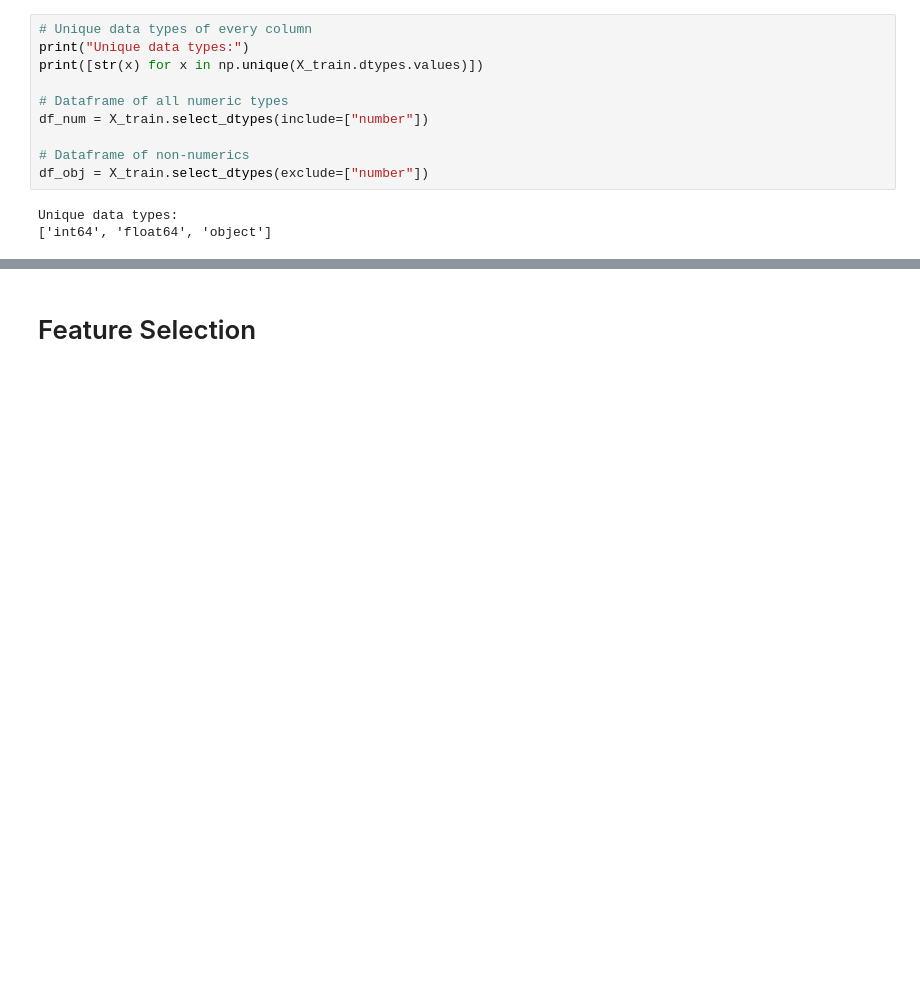
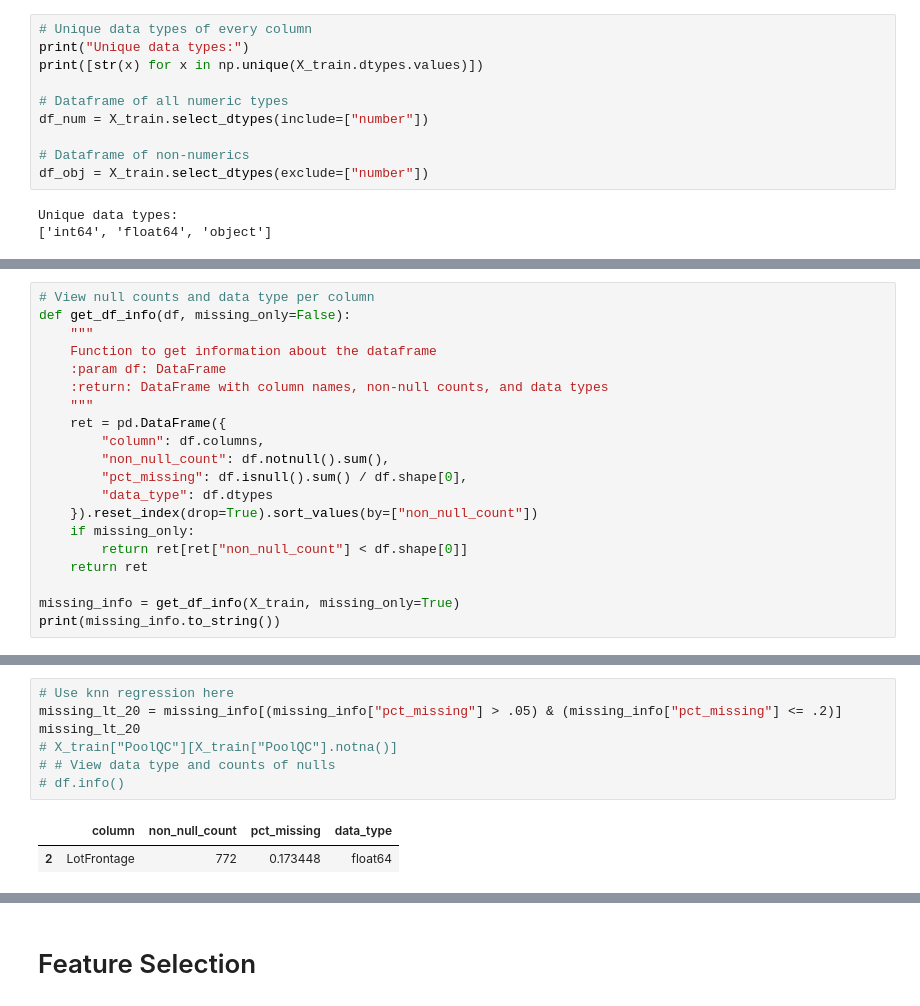
Before and after one commit to afrut/learn-ml, a Jupyter notebook: kaggle/home-data-for-ml-course/home-data-for-ml-course.ipynb, the cells around one changed output, grey strips where cells are left out. Drawn from its saved outputs; the diff is of its cells as text; blank space fills up the shorter version.

```diff
--- a/kaggle/home-data-for-ml-course/home-data-for-ml-course.ipynb
+++ b/kaggle/home-data-for-ml-course/home-data-for-ml-course.ipynb
@@ -68,0 +72,20 @@ Unique data types:
+# %%
+# View null counts and data type per column
+def get_df_info(df, missing_only=False):
+    """
+    Function to get information about the dataframe
+    :param df: DataFrame
+    :return: DataFrame with column names, non-null counts, and data types
+    """
+    ret = pd.DataFrame({
+        "column": df.columns,
+        "non_null_count": df.notnull().sum(),
+        "pct_missing": df.isnull().sum() / df.shape[0],
+        "data_type": df.dtypes
+    }).reset_index(drop=True).sort_values(by=["non_null_count"])
+    if missing_only:
+        return ret[ret["non_null_count"] < df.shape[0]]
+    return ret
+
+missing_info = get_df_info(X_train, missing_only=True)
+print(missing_info.to_string())
@@ -68,0 +113,10 @@ Unique data types:
+# %%
+# Use knn regression here
+missing_lt_20 = missing_info[(missing_info["pct_missing"] > .05) & (missing_info["pct_missing"] <= .2)]
+missing_lt_20
+# X_train["PoolQC"][X_train["PoolQC"].notna()]
+# # View data type and counts of nulls
+# df.info()
+# %% [output]
+|  | column | non_null_count | pct_missing | data_type |
+| 2 | LotFrontage | 772 | 0.173448 | float64 |
```
Also changed, not shown: parts of 15 cells of this notebook.
